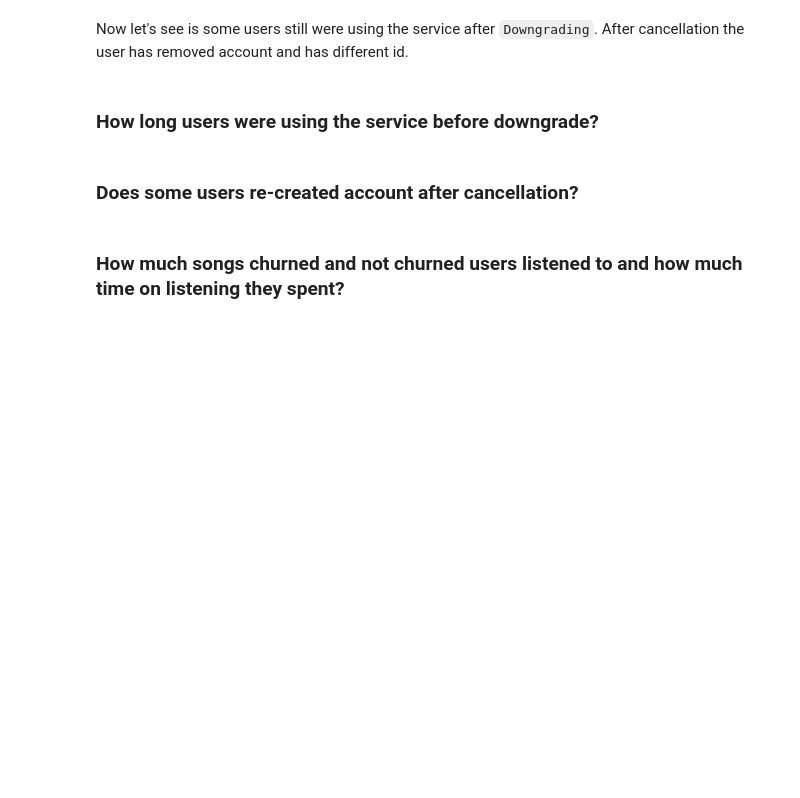
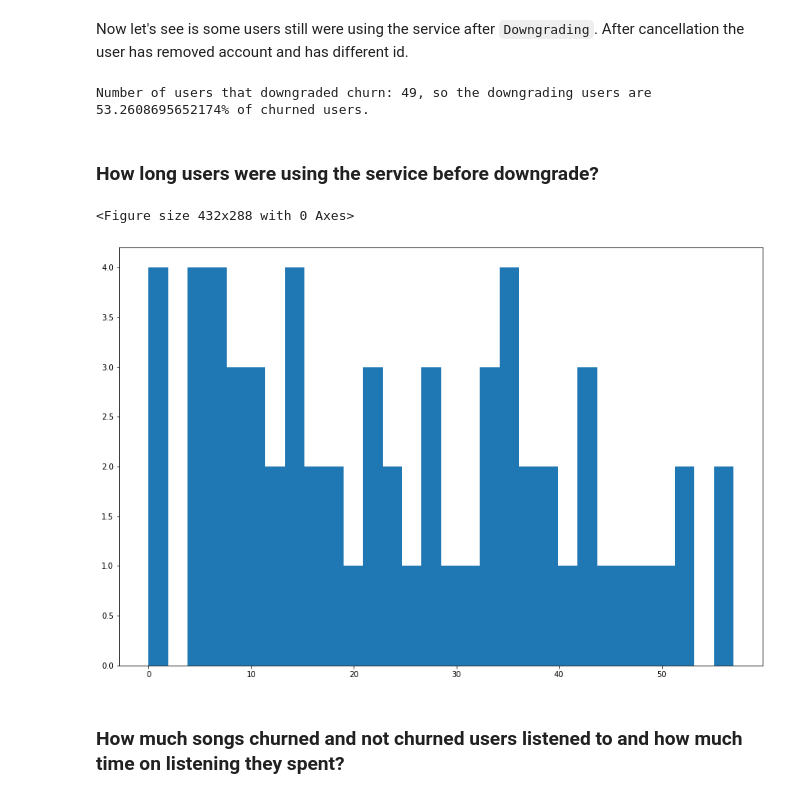
Before and after one commit to danpeczek/sparkify-capstone-project, a Jupyter notebook: Sparkify.ipynb, the cells around one changed output. Drawn from its saved outputs; the diff is of its cells as text; code cells hidden in the pictures; blank space fills up the shorter version.

Commit message:
After the 1:1 with mentor

```diff
--- a/Sparkify.ipynb
+++ b/Sparkify.ipynb
@@ -99,6 +90,3 @@ combineFirstAndLastName = udf(concatName, StringType())
-# %%
-df = df.withColumn("name", combineFirstAndLastName(df.firstName, df.lastName))
-df = df.drop('firstName', 'lastName')
 # %% [markdown]
 ### Do we have null values across the dataset?
 
@@ -200,29 +231,32 @@ for user in churned_users:
             break
 
 print("Number of users that downgraded churn: {}, so the downgrading users are {}% of churned users.".format(len(back_ids), (len(back_ids)/len(churned_users))*100))
+# %% [output]
+Number of users that downgraded churn: 49, so the downgrading users are 53.2608695652174% of churned users.
 # %% [markdown]
 ### How long users were using the service before downgrade?
 # %%
 downgrade_number_of_days = []
 
 for user in churned_users:
     first_user = True
     start = None
     for row in user:
         if first_user == True:
             start = datetime.fromtimestamp(row.ts/1000.0)
             first_user = False
             continue
         if row.page == "Submit Downgrade":
             stopTimestamp = row.ts
             downgrade_number_of_days.append((datetime.fromtimestamp(row.ts/1000.0) - start).days)
 
 plt.clf()
 plt.figure(figsize=(15,10))
 # ax = sns.distplot(downgrade_number_of_days, kde=False, bins=30)
-plt.hist(downgrade_number_of_days, bins = 40)
+plt.hist(downgrade_number_of_days, bins=30)
 # plt.xticks(range(1,41,2))
 # plt.xticks(range(0,51))
 plt.show()
+# %% [output]
+<Figure size 432x288 with 0 Axes>
+[figure, added]
-# %% [markdown]
-### Does some users re-created account after cancellation?
```
Also changed, not shown: parts of 15 cells of this notebook.
